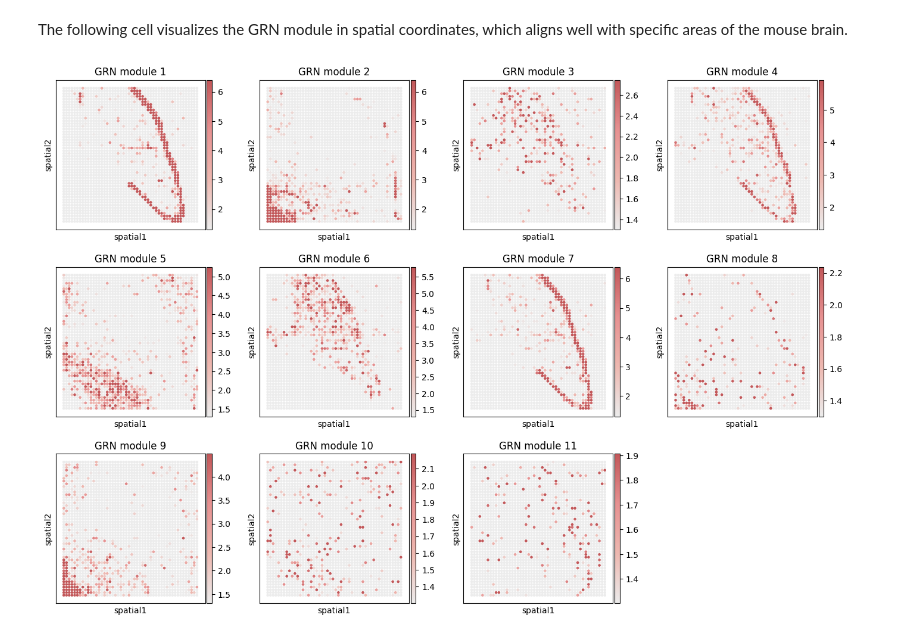
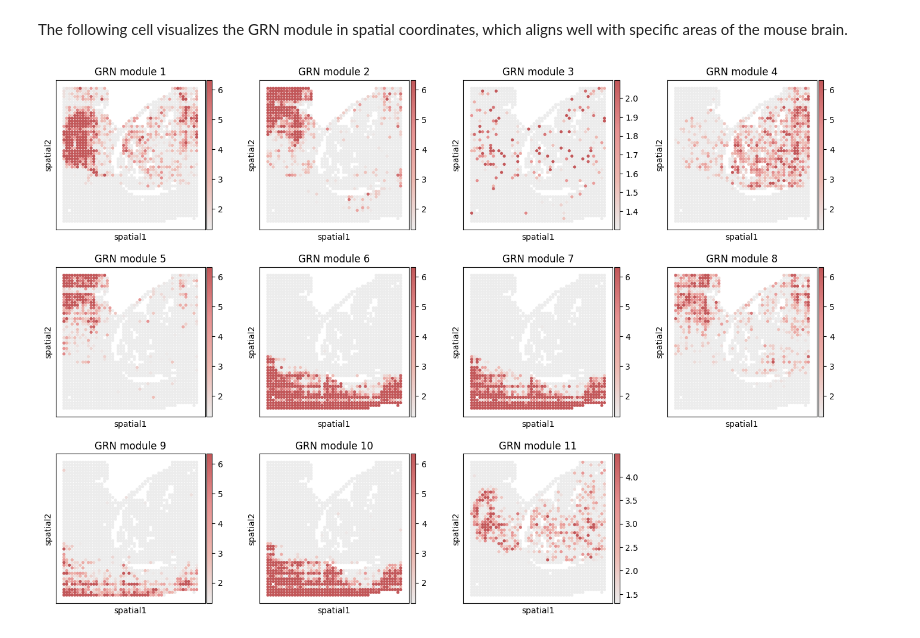
Before and after one commit to DBinary/STARNet_tutorials, a Jupyter notebook: STARNet_guide/docs/tutorials/Tutorial_3_GRN_Inference.ipynb, the cells around one changed output. Cells and saved outputs as stored; diff of their text form; code cells hidden in the pictures.

```diff
--- a/STARNet_guide/docs/tutorials/Tutorial_3_GRN_Inference.ipynb
+++ b/STARNet_guide/docs/tutorials/Tutorial_3_GRN_Inference.ipynb
@@ -104,9 +103,9 @@ Here we provide two data options for the GRN Inference: one is to directly use t
 # adata_rna = starnet_obj.adata_rna
 # adata_atac = starnet_obj.adata_atac
 
-adata_rna = sc.read_h5ad('../GoogleDrive/fig6/Process_Data/after_training_rna.h5ad')
-adata_rna_raw = sc.read_h5ad("../GoogleDrive/fig6/Raw_Data/adata_rna.h5ad")
-adata_atac = sc.read_h5ad("../GoogleDrive/fig6/Raw_Data/adata_atac.h5ad")
+adata_rna = sc.read_h5ad('../GoogleDrive/fig5/Process_Data/after_training_rna.h5ad')
+adata_rna_raw = sc.read_h5ad("../GoogleDrive/fig5/Raw_Data/adata_rna.h5ad")
+adata_atac = sc.read_h5ad("../GoogleDrive/fig5/Raw_Data/adata_atac.h5ad")
 # %% [markdown]
 We continue to process the RNA-ATAC-seq data and add the raw counts into the `count` layer, as the later GRN calculation is based on the raw count data.
 # %%
@@ -146,7 +145,7 @@ AnnData object with n_obs × n_vars = 2500 × 169121
 # %% [markdown]
 With all the data properly prepared, we can now load `genomic data` and begin inferring GRN from multiomics data. The `use_rep` parameter specifies which cell embedding to use. The `pvalue_regulatory` parameter filters out genes with significance greater than 0.2, while `moranI_threshold` ensures that only TFs with Moran's I values less than 0.01 are considered spatially specific and used for subsequent analysis.
 # %%
-genomic_data_pathway = '../GoogleDrive/Reference/human_v42'
+genomic_data_pathway = '../GoogleDrive/Genomic_data'
 adata_rna = ST.grn.infer_grn_from_multiomics(adata_rna,
                                              adata_atac,
                                              genomic_data_pathway,
@@ -277,32 +274,32 @@ nlog10_pval_ad.obsm['spatial'] = adata_rna[nlog10_pval_ad.obs_names,:].obsm['spa
 nlog10_pval_ad.obsm['spatial'] = rotate_points_90_degrees_counterclockwise(nlog10_pval_ad.obsm['spatial'])
 nlog10_pval_ad.obsm['spatial'] = rotate_points_90_degrees_counterclockwise(nlog10_pval_ad.obsm['spatial'])
 nlog10_pval_ad.var_names = ['GRN module ' + str(int(GRM)+1) for GRM in nlog10_pval_ad.var_names]
 
 def get_cmap_seg(colors,N=256):
         from matplotlib.colors import LinearSegmentedColormap
         # Define the colors for the gradient
         colors = np.array(colors) / 255.0
         # Create a colormap from the list of colors
         cmap_name = 'custom_cmap'
         cmap = LinearSegmentedColormap.from_list(cmap_name, colors, N=N)
         return cmap
 
 colors = [(236, 236, 236), (237, 184, 176), (230, 145, 145), (194, 87, 89)]
 
 with plt.rc_context({"figure.figsize": (3.5,3.5)}):
     sc.pl.spatial(nlog10_pval_ad,
                   color=nlog10_pval_ad.var_names,
                #  colorbar_loc=None,
                #  frameon=False,
                   cmap=get_cmap_seg(colors),
                   legend_loc=None,
-                  spot_size=1,
+                  spot_size=50,
                   vmax='p98',
                   vmin=-np.log10(0.05),
                   outline_width= (0.3, 0.5),
                   ncols=4,
                   hspace=0.25,
                   wspace=0.18,
                   show=False,)
 # %% [output]
-[figure, old version]
+[figure, new version]
```
Also changed, not shown: parts of 13 cells of this notebook, 8 other files.
